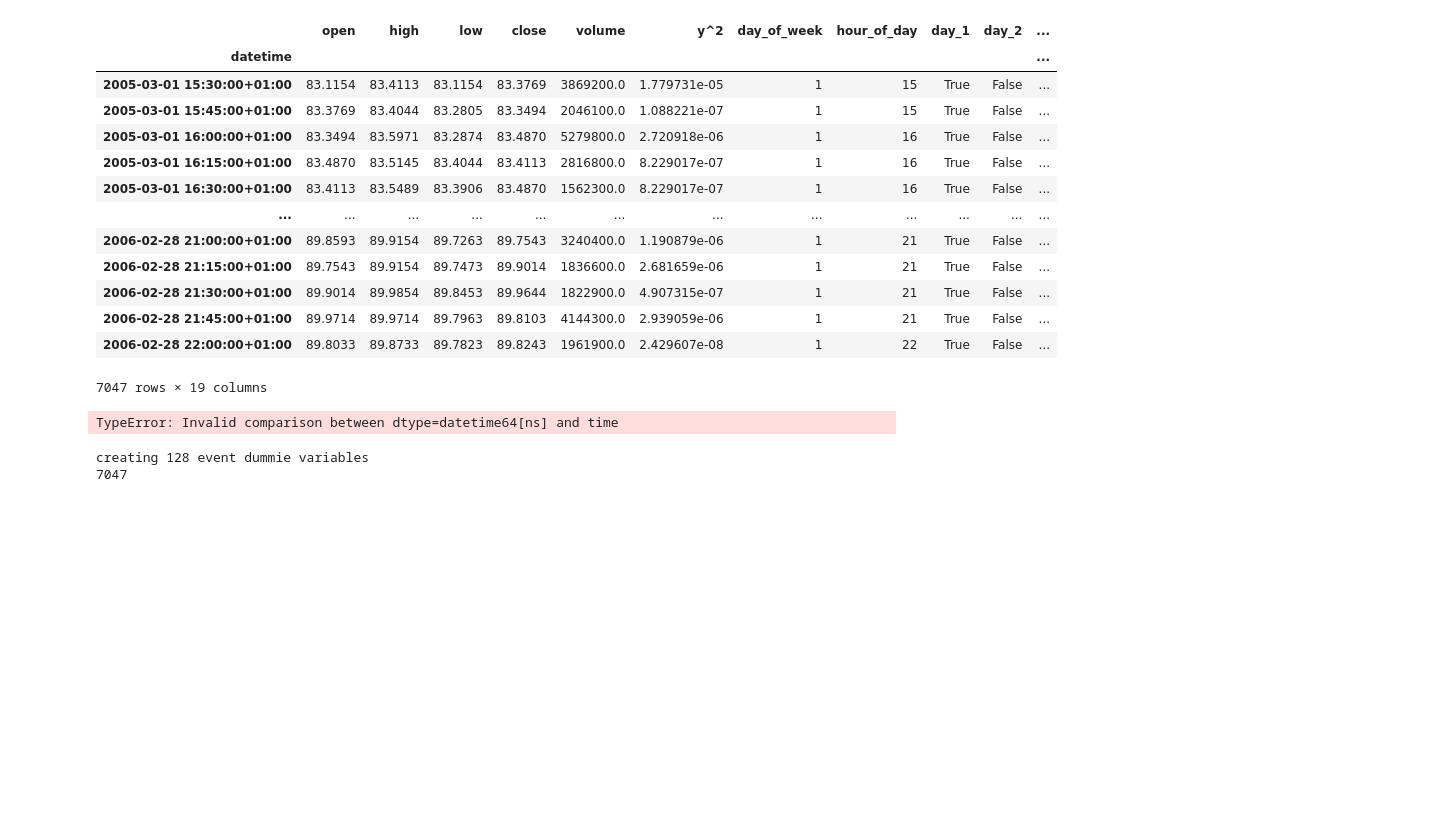
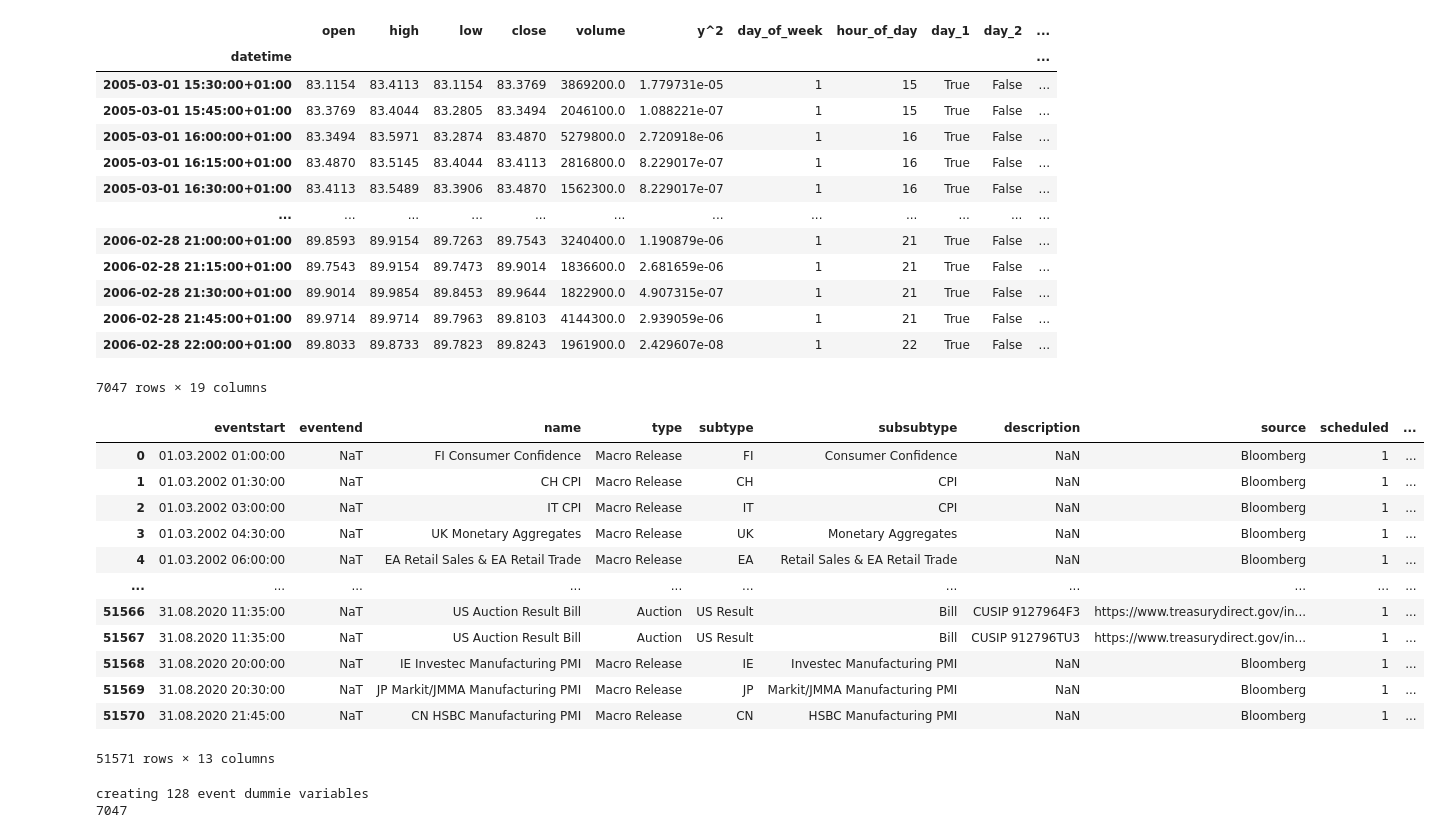
Before and after one commit to levmilarl/Financial_DS_focus_sessions, a Jupyter notebook: ÜB 5/main.ipynb, the cells around one changed output. Drawn from its saved outputs; the diff is of its cells as text; code cells hidden in the pictures; blank space fills up the shorter version.

Commit message:
TIME BUCKET CREATION FINALIZED

```diff
--- a/ÜB 5/main.ipynb
+++ b/ÜB 5/main.ipynb
@@ -71,49 +71,76 @@ def safe_add(column: pd.Series, value: int): # Expects a datetimeIndex
     # Check if the index is timezone-aware
     if column.dt.tz is None:
         raise ValueError("DatetimeIndex must be timezone-aware.")
-    # Cast to EST timezone for consistency
+    # Cast to ET timezone for timezone aware consistency
     column = column.dt.tz_convert("America/New_York")
     # Check whether value is outside of market open hours
     hypothetical_values = column + pd.Timedelta(minutes=value)
 
     mask_before_open = (hypothetical_values.dt.time < dt.time(9,30))
     mask_during_open = (dt.time(9,30) <= hypothetical_values.dt.time) & (hypothetical_values.dt.time <= dt.time(16,0))
     mask_after_open = (hypothetical_values.dt.time > dt.time(16,0))
 
     date_of_action = column.dt.normalize() # Extract date and set hours to 0:00
     output = column.copy()
-    output[mask_during_open] = date_of_action[mask_during_open] + pd.Timedelta(minutes=value)
+    output[mask_during_open] = output[mask_during_open] + pd.Timedelta(minutes=value)
     if value >= 0: # Safe add
         output[mask_before_open] = date_of_action[mask_before_open] + pd.Timedelta(hours=9, minutes=30) + pd.Timedelta(minutes=value)
         output[mask_after_open] = date_of_action[mask_after_open] + pd.Timedelta(days=1) + pd.Timedelta(hours=9, minutes=30) + pd.Timedelta(minutes=value)
     else: # Safe subtract
         #todo check what happens when input to timedelta is negative
         output[mask_before_open] = date_of_action[mask_before_open] - pd.Timedelta(days=1) + pd.Timedelta(hours=16) + pd.Timedelta(minutes=value)
         output[mask_after_open] = date_of_action[mask_after_open] + pd.Timedelta(hours=16, minutes=value)
 
-    return output # Caution: returns series with EST timezone
+    return output # Caution: returns series with ET timezone
 
 
 df_news = pd.read_csv('data/WhatMovesMarkets_eventdatabase.csv')
 df_news["eventstart_CET"] = pd.to_datetime(df_news["eventstart_CET"], format="%d.%m.%Y %H:%M:%S").dt.tz_localize("Etc/GMT-1")  # Ensure correct timezone
 df_news["eventend_CET"] = pd.to_datetime(df_news["eventend_CET"], format="%d.%m.%Y %H:%M:%S").dt.tz_localize("Etc/GMT-1")  # Ensure correct timezone
-df_news["eventstart_CET"] = df_news["eventstart_CET"].dt.floor("15min")  # Round down to the nearest 15 minutes
-#df_news["time"] = df_news["eventstart_CET"].copy()
-#df_news.set_index('time', inplace=True)
-#df_news.drop(columns=["eventstart", "eventend"], inplace=True) # drop new york time zone columns
+#df_news["eventstart_CET"] = df_news["eventstart_CET"].dt.floor("15min")  # Optional: Round down to the nearest 15 minutes (not mentioned in paper)
 
 # Correct time window creation according to paper
 
 event_end_mask = df_news["eventend_CET"].notna()
-df_news["window_start"] = safe_add(df_news["eventstart_CET"][event_end_mask], -20).dt.tz_convert("ETC/GMT-1")
-df_news["window_end"] = safe_add(df_news["eventend_CET"][event_end_mask], 20).dt.tz_convert("ETC/GMT-1")
 
-df_news["window_start"] = safe_add(df_news["eventstart_CET"][~event_end_mask], -15).dt.tz_convert("ETC/GMT-1")
-df_news.loc["window_end"] = safe_add(df_news["eventend_CET"][~event_end_mask], 30).dt.tz_convert("ETC/GMT-1")
+# Only assign to rows where event_end_mask is True
+df_news.loc[event_end_mask, "window_start"] = (
+    safe_add(df_news.loc[event_end_mask, "eventstart_CET"], -20)
+    .dt.tz_convert("Etc/GMT-1")
+)
+
+df_news.loc[event_end_mask, "window_end"] = (
+    safe_add(df_news.loc[event_end_mask, "eventend_CET"], 20)
+    .dt.tz_convert("Etc/GMT-1")
+)
+
+# Only assign to rows where event_end_mask is False
+df_news.loc[~event_end_mask, "window_start"] = (
+    safe_add(df_news.loc[~event_end_mask, "eventstart_CET"], -15)
+    .dt.tz_convert("Etc/GMT-1")
+)
+
+df_news.loc[~event_end_mask, "window_end"] = (
+    safe_add(df_news.loc[~event_end_mask, "eventstart_CET"], 30)
+    .dt.tz_convert("Etc/GMT-1")
+)
+
 
 df_news
 # %% [output]
+|  | eventstart | eventend | name | type | subtype | subsubtype | description | source | scheduled | ... |
+| 0 | 01.03.2002 01:00:00 | NaT | FI Consumer Confidence | Macro Release | FI | Consumer Confidence | NaN | Bloomberg | 1 | ... |
+| 1 | 01.03.2002 01:30:00 | NaT | CH CPI | Macro Release | CH | CPI | NaN | Bloomberg | 1 | ... |
+| 2 | 01.03.2002 03:00:00 | NaT | IT CPI | Macro Release | IT | CPI | NaN | Bloomberg | 1 | ... |
+| 3 | 01.03.2002 04:30:00 | NaT | UK Monetary Aggregates | Macro Release | UK | Monetary Aggregates | NaN | Bloomberg | 1 | ... |
+| 4 | 01.03.2002 06:00:00 | NaT | EA Retail Sales & EA Retail Trade | Macro Release | EA | Retail Sales & EA Retail Trade | NaN | Bloomberg | 1 | ... |
+| ... | ... | ... | ... | ... | ... | ... | ... | ... | ... | ... |
+| 51566 | 31.08.2020 11:35:00 | NaT | US Auction Result Bill | Auction | US Result | Bill | CUSIP 9127964F3 | https://www.treasurydirect.gov/in... | 1 | ... |
+| 51567 | 31.08.2020 11:35:00 | NaT | US Auction Result Bill | Auction | US Result | Bill | CUSIP 912796TU3 | https://www.treasurydirect.gov/in... | 1 | ... |
+| 51568 | 31.08.2020 20:00:00 | NaT | IE Investec Manufacturing PMI | Macro Release | IE | Investec Manufacturing PMI | NaN | Bloomberg | 1 | ... |
+| 51569 | 31.08.2020 20:30:00 | NaT | JP Markit/JMMA Manufacturing PMI | Macro Release | JP | Markit/JMMA Manufacturing PMI | NaN | Bloomberg | 1 | ... |
+| 51570 | 31.08.2020 21:45:00 | NaT | CN HSBC Manufacturing PMI | Macro Release | CN | HSBC Manufacturing PMI | NaN | Bloomberg | 1 | ... |
-TypeError: Invalid comparison between dtype=datetime64[ns] and time
+51571 rows × 13 columns
 # %%
 #todo make this faster
 print(f"creating {len(df_news["subsubtype"].unique())} event dummie variables")
```
